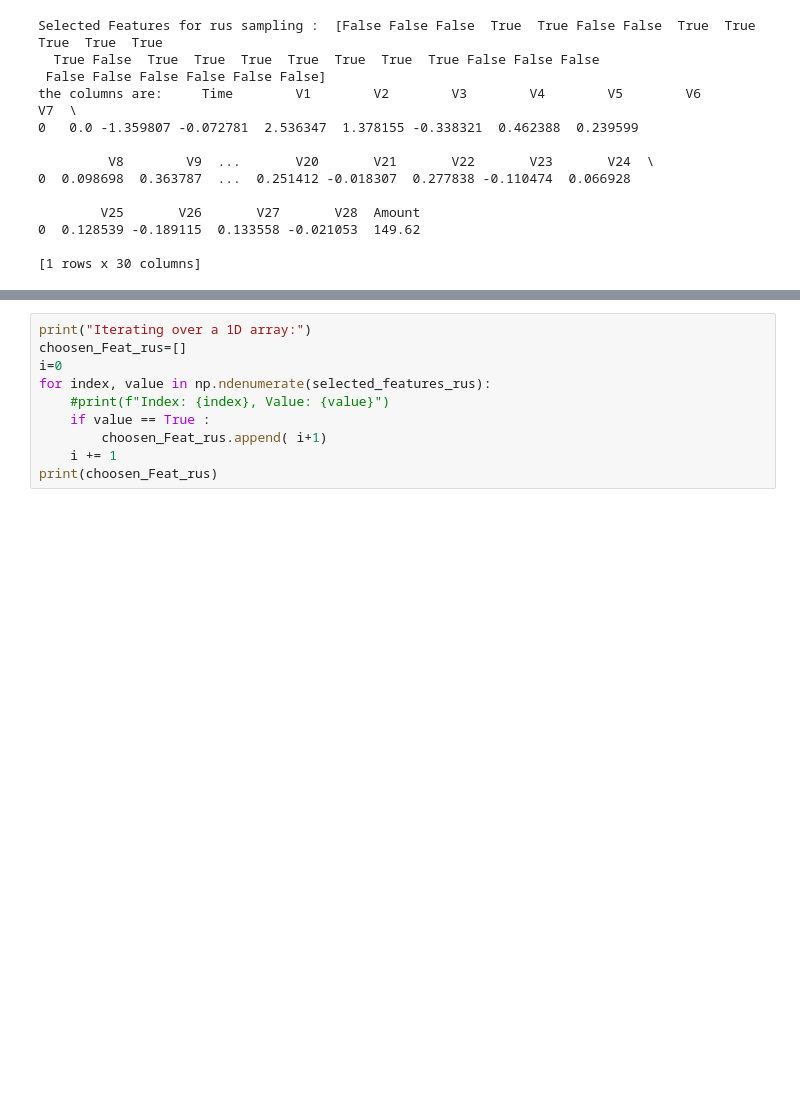
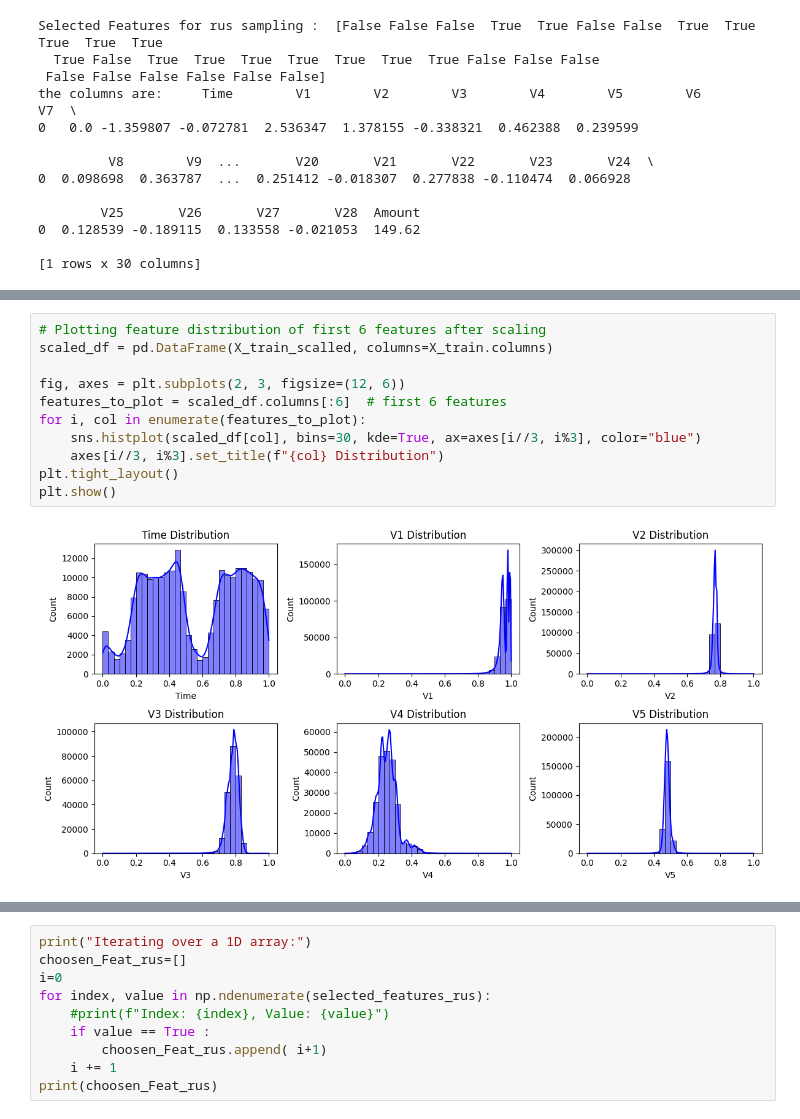
Before and after one commit to MohammadDaadour/Credit-Card-Fraud_Detection, a Jupyter notebook: preprocessing.ipynb, the cells around one changed output, grey strips where cells are left out. Saved outputs shown, nothing was run; the diff lists cells and outputs as text; blank space fills up the shorter version.

```diff
--- a/preprocessing.ipynb
+++ b/preprocessing.ipynb
@@ -212,0 +228,13 @@ the columns are:     Time        V1        V2        V3        V4        V5
+# %%
+# Plotting feature distribution of first 6 features after scaling
+scaled_df = pd.DataFrame(X_train_scalled, columns=X_train.columns)
+
+fig, axes = plt.subplots(2, 3, figsize=(12, 6))
+features_to_plot = scaled_df.columns[:6]  # first 6 features
+for i, col in enumerate(features_to_plot):
+    sns.histplot(scaled_df[col], bins=30, kde=True, ax=axes[i//3, i%3], color="blue")
+    axes[i//3, i%3].set_title(f"{col} Distribution")
+plt.tight_layout()
+plt.show()
+# %% [output]
+[figure, added]
```
Also changed, not shown: parts of 9 cells of this notebook.
